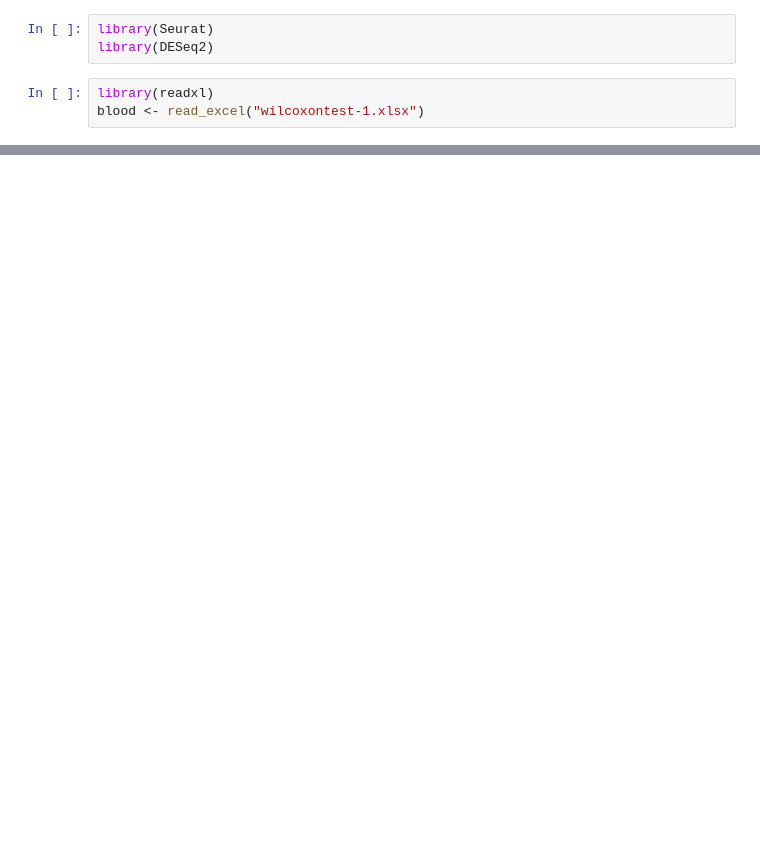
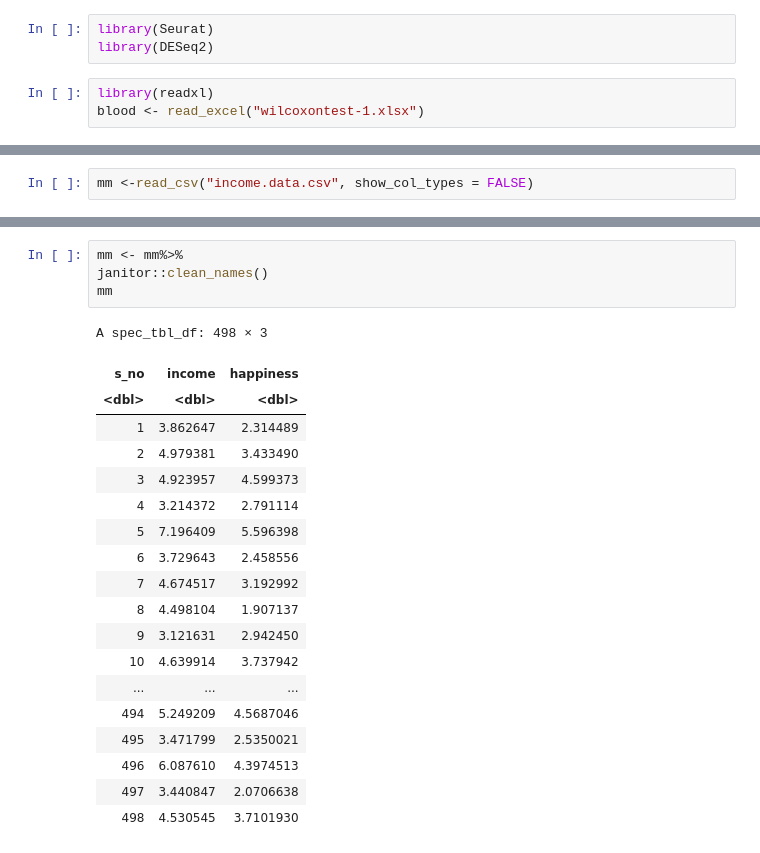
Before and after one commit to arunmhh/codeforytv, a Jupyter notebook: anovainR.ipynb, the cells around one changed output, grey strips where cells are left out. Drawn from its saved outputs; the diff is of its cells as text; blank space fills up the shorter version.

```diff
--- a/anovainR.ipynb
+++ b/anovainR.ipynb
@@ -968,0 +683,2 @@ interpret_rank_biserial(r = 0.889231)
+# %%
+mm <-read_csv("income.data.csv", show_col_types = FALSE)
@@ -968,0 +694,24 @@ interpret_rank_biserial(r = 0.889231)
+# %%
+mm <- mm%>%
+janitor::clean_names()
+mm
+# %% [output]
+A spec_tbl_df: 498 × 3
+| s_no | income | happiness |
+| <dbl> | <dbl> | <dbl> |
+| 1 | 3.862647 | 2.314489 |
+| 2 | 4.979381 | 3.433490 |
+| 3 | 4.923957 | 4.599373 |
+| 4 | 3.214372 | 2.791114 |
+| 5 | 7.196409 | 5.596398 |
+| 6 | 3.729643 | 2.458556 |
+| 7 | 4.674517 | 3.192992 |
+| 8 | 4.498104 | 1.907137 |
+| 9 | 3.121631 | 2.942450 |
+| 10 | 4.639914 | 3.737942 |
+| ... | ... | ... |
+| 494 | 5.249209 | 4.5687046 |
+| 495 | 3.471799 | 2.5350021 |
+| 496 | 6.087610 | 4.3974513 |
+| 497 | 3.440847 | 2.0706638 |
+| 498 | 4.530545 | 3.7101930 |
```
Also changed, not shown: parts of 52 cells of this notebook, 1 other file.
